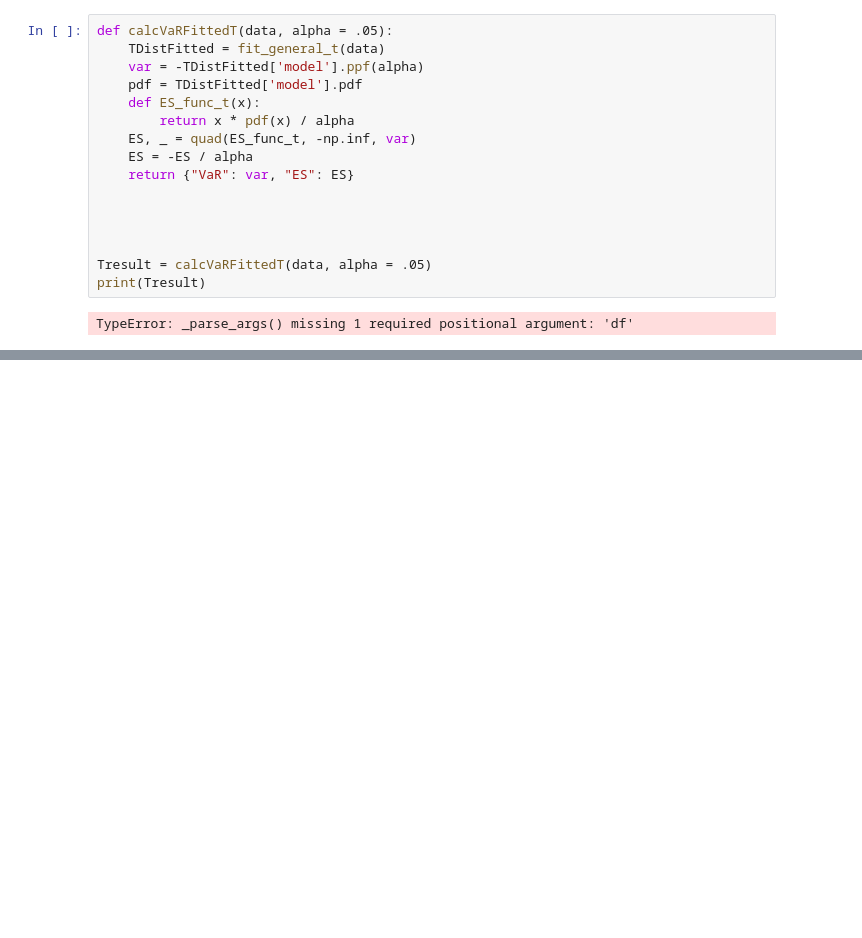
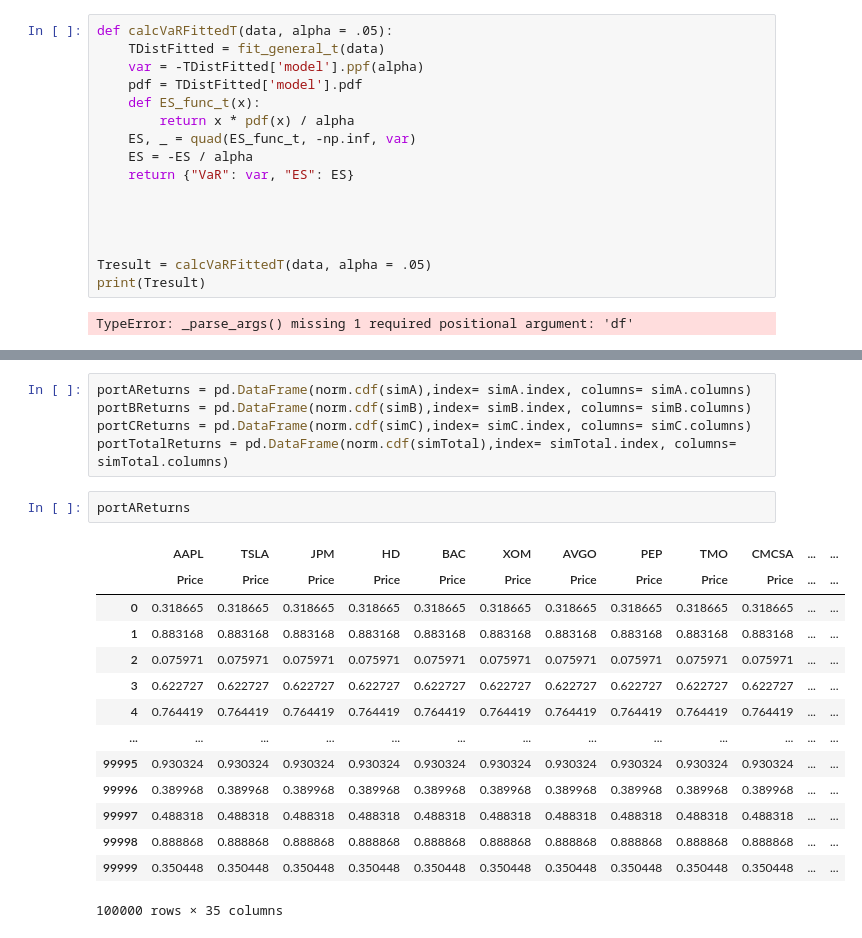
Before and after one commit to MEstrada21/FinTech-545-Spring2023, a Jupyter notebook: Week05/Project/HomeworkWeek5.ipynb, the cells around one changed output, grey strips where cells are left out. Drawn from its saved outputs; the diff is of its cells as text; blank space fills up the shorter version.

```diff
--- a/Week05/Project/HomeworkWeek5.ipynb
+++ b/Week05/Project/HomeworkWeek5.ipynb
@@ -328,0 +502,22 @@ from QuantRiskTools import PortAnalytics
+# %%
+portAReturns = pd.DataFrame(norm.cdf(simA),index= simA.index, columns= simA.columns)
+portBReturns = pd.DataFrame(norm.cdf(simB),index= simB.index, columns= simB.columns)
+portCReturns = pd.DataFrame(norm.cdf(simC),index= simC.index, columns= simC.columns)
+portTotalReturns = pd.DataFrame(norm.cdf(simTotal),index= simTotal.index, columns= simTotal.columns)
+# %%
+portAReturns
+# %% [output]
+|  | AAPL | TSLA | JPM | HD | BAC | XOM | AVGO | PEP | TMO | CMCSA | ... | ... |
+|  | Price | Price | Price | Price | Price | Price | Price | Price | Price | Price | ... | ... |
+| 0 | 0.318665 | 0.318665 | 0.318665 | 0.318665 | 0.318665 | 0.318665 | 0.318665 | 0.318665 | 0.318665 | 0.318665 | ... | ... |
+| 1 | 0.883168 | 0.883168 | 0.883168 | 0.883168 | 0.883168 | 0.883168 | 0.883168 | 0.883168 | 0.883168 | 0.883168 | ... | ... |
+| 2 | 0.075971 | 0.075971 | 0.075971 | 0.075971 | 0.075971 | 0.075971 | 0.075971 | 0.075971 | 0.075971 | 0.075971 | ... | ... |
+| 3 | 0.622727 | 0.622727 | 0.622727 | 0.622727 | 0.622727 | 0.622727 | 0.622727 | 0.622727 | 0.622727 | 0.622727 | ... | ... |
+| 4 | 0.764419 | 0.764419 | 0.764419 | 0.764419 | 0.764419 | 0.764419 | 0.764419 | 0.764419 | 0.764419 | 0.764419 | ... | ... |
+| ... | ... | ... | ... | ... | ... | ... | ... | ... | ... | ... | ... | ... |
+| 99995 | 0.930324 | 0.930324 | 0.930324 | 0.930324 | 0.930324 | 0.930324 | 0.930324 | 0.930324 | 0.930324 | 0.930324 | ... | ... |
+| 99996 | 0.389968 | 0.389968 | 0.389968 | 0.389968 | 0.389968 | 0.389968 | 0.389968 | 0.389968 | 0.389968 | 0.389968 | ... | ... |
+| 99997 | 0.488318 | 0.488318 | 0.488318 | 0.488318 | 0.488318 | 0.488318 | 0.488318 | 0.488318 | 0.488318 | 0.488318 | ... | ... |
+| 99998 | 0.888868 | 0.888868 | 0.888868 | 0.888868 | 0.888868 | 0.888868 | 0.888868 | 0.888868 | 0.888868 | 0.888868 | ... | ... |
+| 99999 | 0.350448 | 0.350448 | 0.350448 | 0.350448 | 0.350448 | 0.350448 | 0.350448 | 0.350448 | 0.350448 | 0.350448 | ... | ... |
+100000 rows × 35 columns
```
Also changed, not shown: parts of 32 cells of this notebook, 8 other files.
